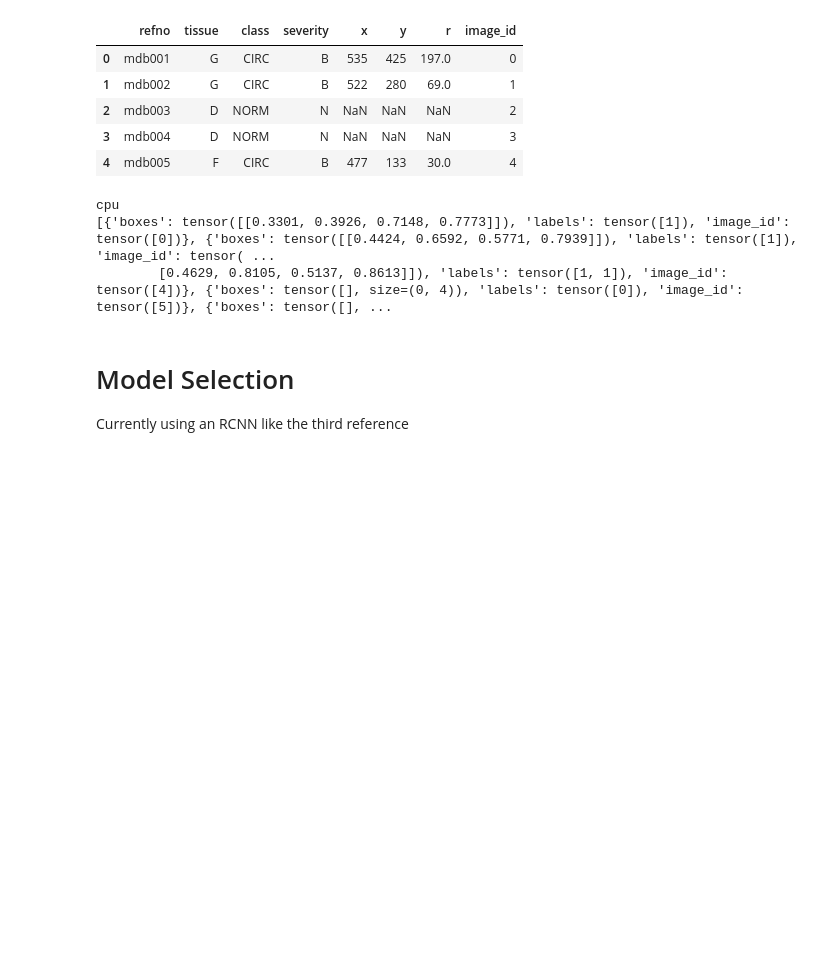
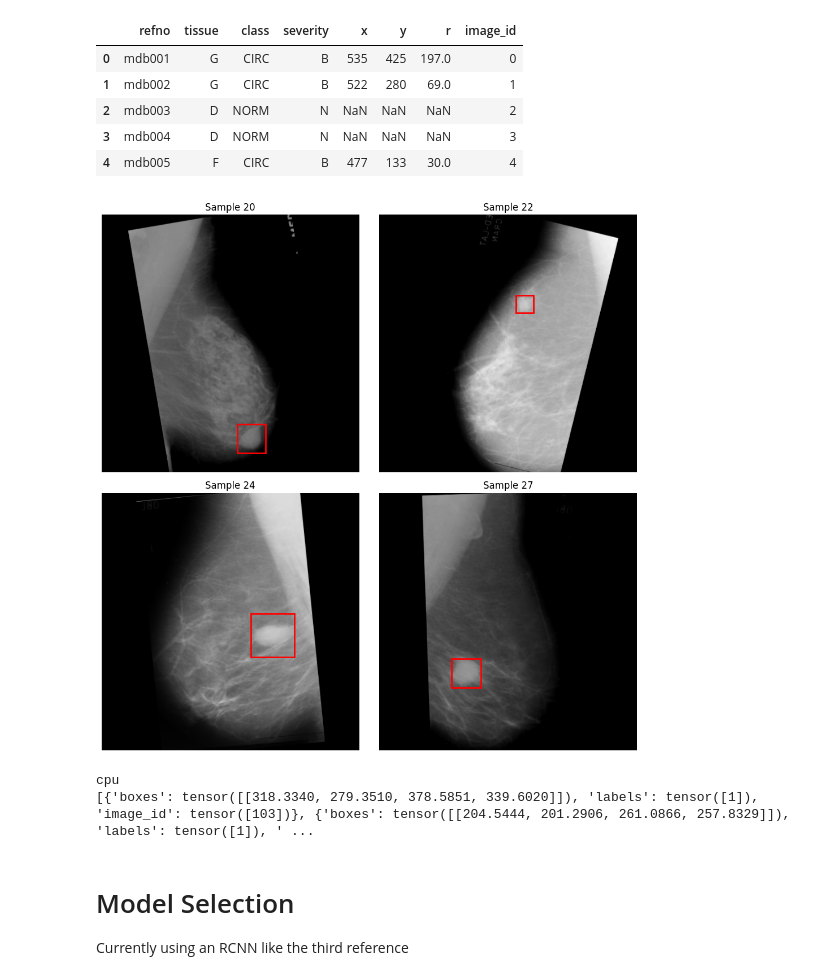
Before and after one commit to saragracebiddle/bioe486_project, a Jupyter notebook: demo.ipynb, the cells around one changed output. Cells and saved outputs as stored; diff of their text form; code cells hidden in the pictures; blank space fills up the shorter version.

```diff
--- a/demo.ipynb
+++ b/demo.ipynb
@@ -52,11 +53,15 @@ info.head()
 | 3 | mdb004 | D | NORM | N | NaN | NaN | NaN | 3 |
 | 4 | mdb005 | F | CIRC | B | 477 | 133 | 30.0 | 4 |
 # %%
-data_transform = transforms.Compose([
-        transforms.ToTensor(),
-    ])
+data_transform = A.Compose([
+	A.Resize(512, 512),
+	A.HorizontalFlip(p=0.5),
+	A.Rotate(limit=15, p=1.0),
+	A.RandomBrightnessContrast(p=0.5),
+	ToTensorV2()
+], bbox_params=A.BboxParams(format='pascal_voc', label_fields=['labels']))
 
-dataset = CustomTensorDataset(data_transform)
+dataset = CustomTensorDataset(transforms=data_transform)
 
 
 def collate_fn(batch):
@@ -64,7 +69,45 @@ def collate_fn(batch):
 
 data_loader = torch.utils.data.DataLoader(dataset,
                                           batch_size=config.BATCH_SIZE,
+                                          shuffle=True,
                                           collate_fn=collate_fn)
+# %%
+# Test Augmented Data
+import matplotlib.pyplot as plt
+from matplotlib.patches import Rectangle
+import random
+
+def show_augmented_sample(img, target, ax, title="Augmented Sample"):
+    img_np = img.permute(1, 2, 0).cpu().numpy()
+    ax.imshow(img_np.astype(np.uint8), cmap='gray')
+
+    boxes = target["boxes"]
+    for box in boxes:
+        x_min, y_min, x_max, y_max = box.tolist()
+        width = x_max - x_min
+        height = y_max - y_min
+        rect = Rectangle((x_min, y_min), width, height,
+                         linewidth=2, edgecolor='red', facecolor='none')
+        ax.add_patch(rect)
+
+    ax.set_title(title)
+    ax.axis('off')
+
+fig, axs = plt.subplots(2, 2, figsize=(10, 10))
+shown = 0
+i = 20
+
+while shown < 4 and i < len(dataset):
+    img, target = dataset[i]
+    if target["boxes"].numel() != 0:
+        show_augmented_sample(img, target, axs[shown // 2][shown % 2], title=f"Sample {i}")
+        shown += 1
+    i += 1
+
+plt.tight_layout()
+plt.show()
+# %% [output]
+[figure, added]
 # %%
 device = torch.device('cuda') if torch.cuda.is_available() else torch.device('cpu')
 print(device)
@@ -75,8 +118,7 @@ for imgs, annotations in data_loader:
     break
 # %% [output]
 cpu
-[{'boxes': tensor([[0.3301, 0.3926, 0.7148, 0.7773]]), 'labels': tensor([1]), 'image_id': tensor([0])}, {'boxes': tensor([[0.4424, 0.6592, 0.5771, 0.7939]]), 'labels': tensor([1]), 'image_id': tensor( ...
-        [0.4629, 0.8105, 0.5137, 0.8613]]), 'labels': tensor([1, 1]), 'image_id': tensor([4])}, {'boxes': tensor([], size=(0, 4)), 'labels': tensor([0]), 'image_id': tensor([5])}, {'boxes': tensor([], ...
+[{'boxes': tensor([[318.3340, 279.3510, 378.5851, 339.6020]]), 'labels': tensor([1]), 'image_id': tensor([103])}, {'boxes': tensor([[204.5444, 201.2906, 261.0866, 257.8329]]), 'labels': tensor([1]), ' ...
 # %% [markdown]
 # Model Selection
 
```
Also changed, not shown: parts of 6 cells of this notebook, 1 other file.
